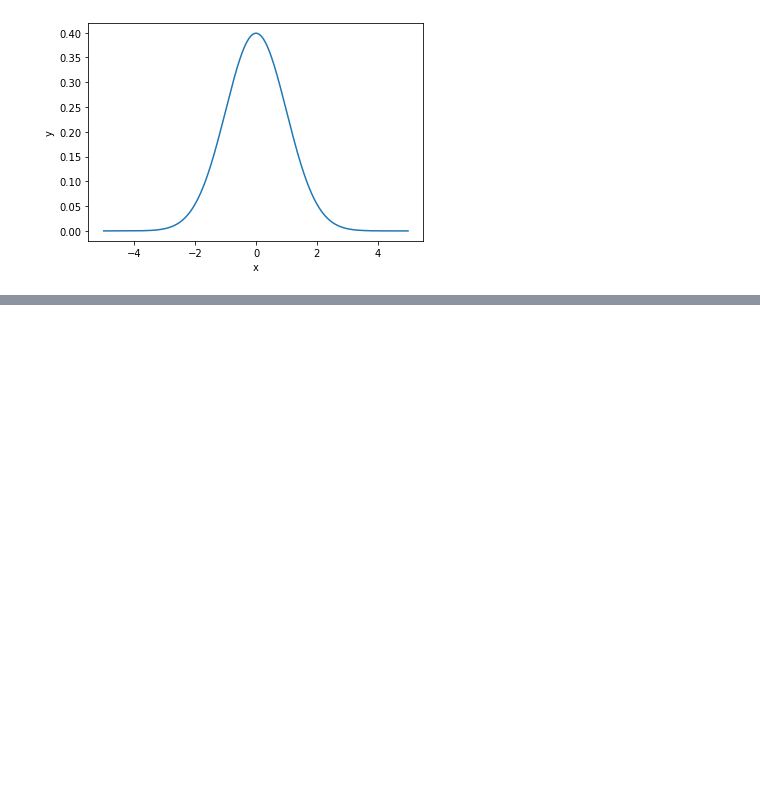
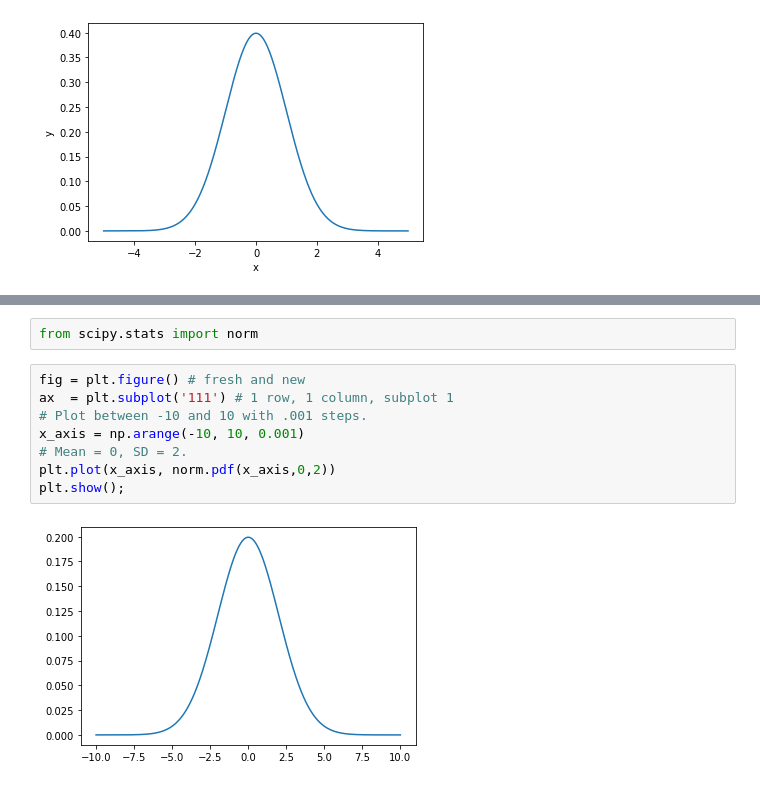
Before and after one commit to 4dsolutions/School_of_Tomorrow, a Jupyter notebook: stats_works.ipynb, the cells around one changed output, grey strips where cells are left out. Saved outputs shown, nothing was run; the diff lists cells and outputs as text; blank space fills up the shorter version.

```diff
--- a/stats_works.ipynb
+++ b/stats_works.ipynb
@@ -228,0 +260,12 @@ ax.plot(domain, output);
+# %%
+from scipy.stats import norm
+# %%
+fig = plt.figure() # fresh and new
+ax  = plt.subplot('111') # 1 row, 1 column, subplot 1
+# Plot between -10 and 10 with .001 steps.
+x_axis = np.arange(-10, 10, 0.001)
+# Mean = 0, SD = 2.
+plt.plot(x_axis, norm.pdf(x_axis,0,2))
+plt.show();
+# %% [output]
+[figure, added]
```
Also changed, not shown: parts of 9 cells of this notebook.
